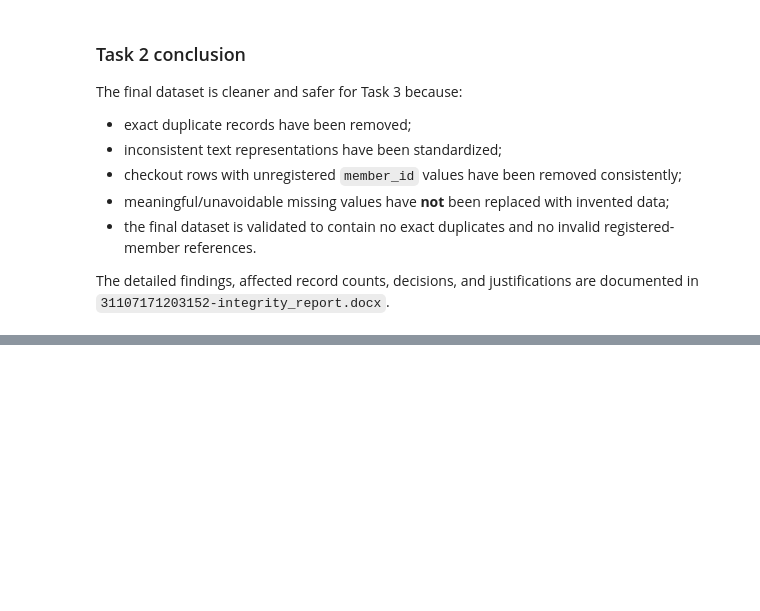
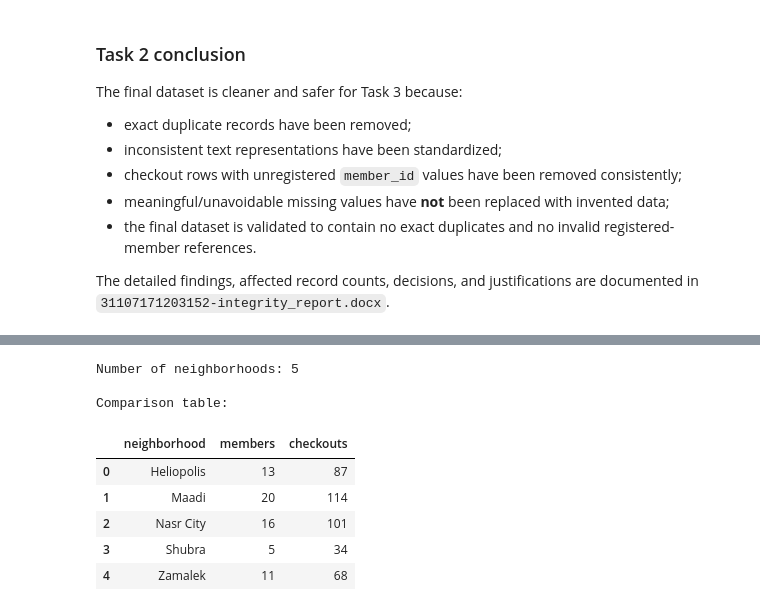
Before and after one commit to mostafamohamedf787-cmyk/deci-eyouth-Final-Project, a Jupyter notebook: 31107171203152-CityLibrary.ipynb, the cells around one changed output, grey strips where cells are left out. Cells and saved outputs as stored; diff of their text form; code cells hidden in the pictures; blank space fills up the shorter version.

Commit message:
git status git add 31107171203152-CityLibrary.ipynb git commit -m "Complete Task 3" git push

```diff
--- a/31107171203152-CityLibrary.ipynb
+++ b/31107171203152-CityLibrary.ipynb
@@ -443,0 +462,7 @@ The detailed findings, affected record counts, decisions, and justifications are
+# %%
+import pandas as pd
+
+cleaned = pd.read_csv('31107171203152-Library-task2_cleaned_data.csv')
+
+print('Cleaned dataset shape:', cleaned.shape)
+cleaned.head()
@@ -443,0 +504,14 @@ The detailed findings, affected record counts, decisions, and justifications are
+# %%
+neighborhood_summary = (
+    cleaned.groupby('neighborhood')
+    .agg(
+        members=('member_id', 'nunique'),
+        checkouts=('checkout_id', 'nunique')
+    )
+    .reset_index()
+    .sort_values('neighborhood')
+    .reset_index(drop=True)
+)
+
+print('Neighborhood comparison:')
+print(neighborhood_summary.to_string(index=False))
@@ -443,0 +530,14 @@ The detailed findings, affected record counts, decisions, and justifications are
+# %%
+print('Number of neighborhoods:', len(neighborhood_summary))
+print('\nComparison table:')
+display(neighborhood_summary)
+# %% [output]
+Number of neighborhoods: 5
+
+Comparison table:
+|  | neighborhood | members | checkouts |
+| 0 | Heliopolis | 13 | 87 |
+| 1 | Maadi | 20 | 114 |
+| 2 | Nasr City | 16 | 101 |
+| 3 | Shubra | 5 | 34 |
+| 4 | Zamalek | 11 | 68 |
```
Also changed, not shown: parts of 15 cells of this notebook.
